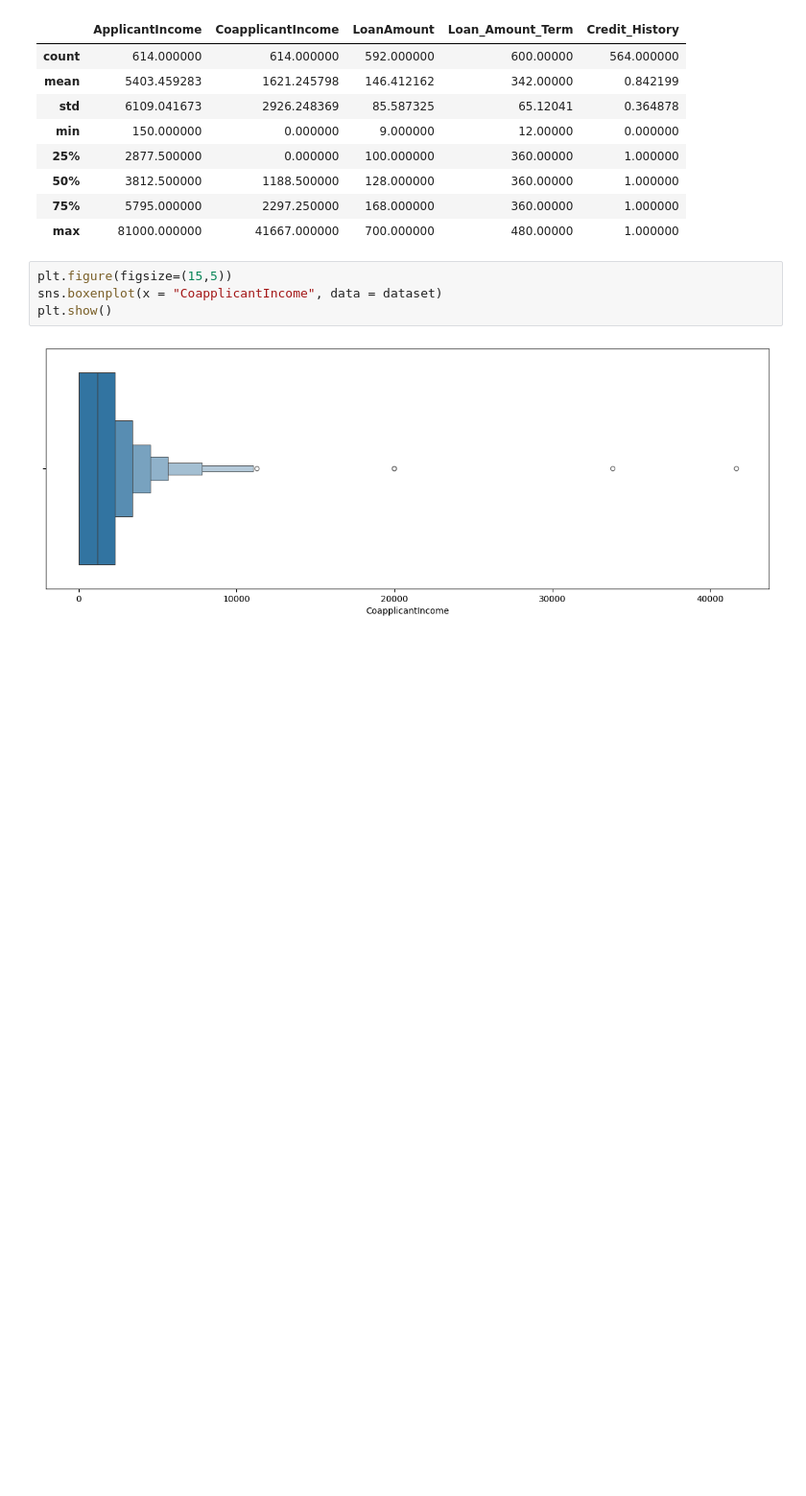
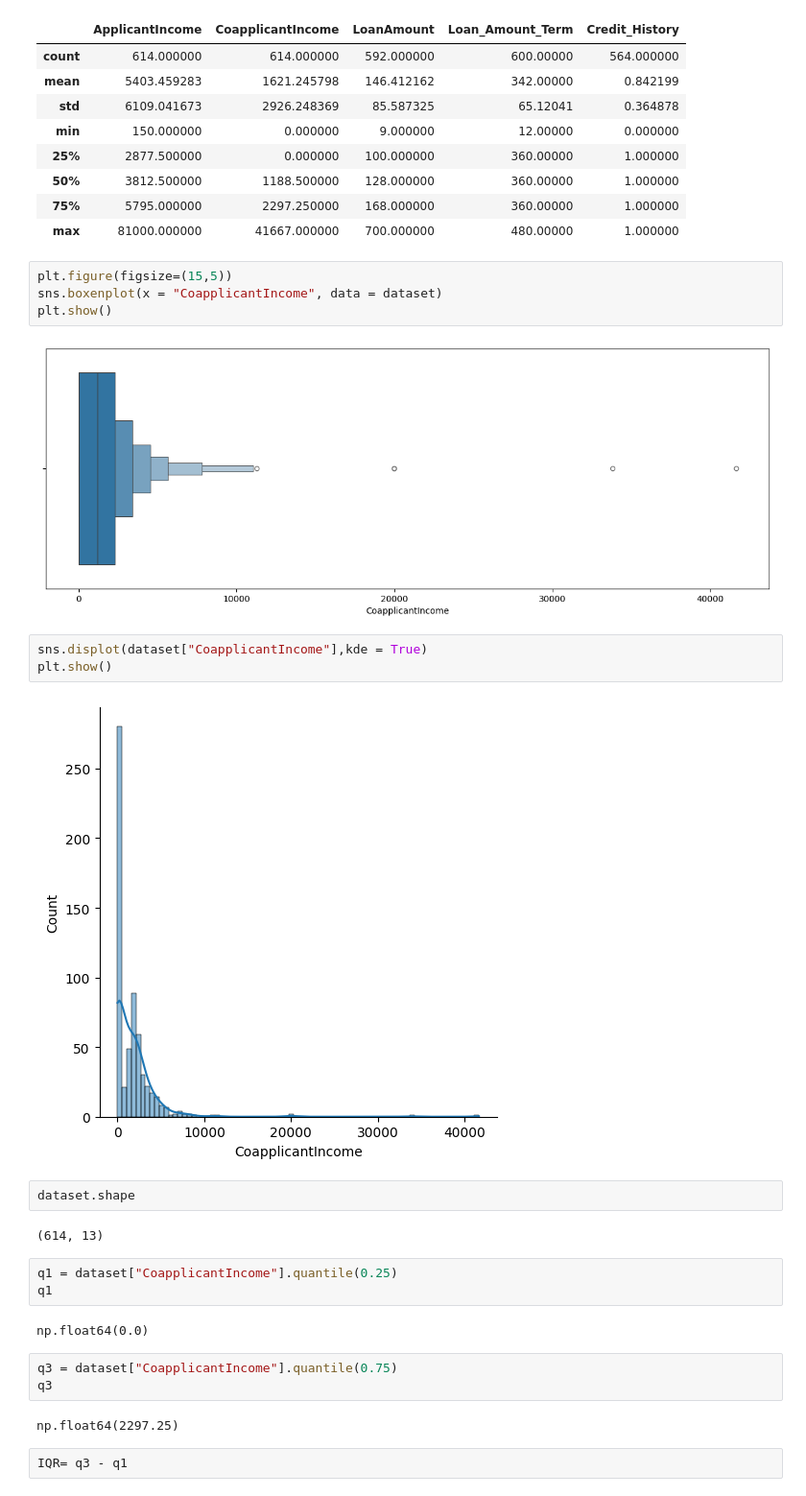
Before and after one commit to Singh-Prince-Rinku/2025, a Jupyter notebook: Machine Learning/Data_Analysis/outlier.ipynb, the cells around one changed output. Shown at 96% size. Drawn from its saved outputs; the diff is of its cells as text; blank space fills up the shorter version.

```diff
--- a/Machine Learning/Data_Analysis/outlier.ipynb
+++ b/Machine Learning/Data_Analysis/outlier.ipynb
@@ -36,3 +59,24 @@ sns.boxenplot(x = "CoapplicantIncome", data = dataset)
 plt.show()
 # %% [output]
 [figure]
+# %%
+sns.displot(dataset["CoapplicantIncome"],kde = True)
+plt.show()
+# %% [output]
+[figure, added]
+# %%
+dataset.shape
+# %% [output]
+(614, 13)
+# %%
+q1 = dataset["CoapplicantIncome"].quantile(0.25)
+q1
+# %% [output]
+np.float64(0.0)
+# %%
+q3 = dataset["CoapplicantIncome"].quantile(0.75)
+q3
+# %% [output]
+np.float64(2297.25)
+# %%
+IQR= q3 - q1
```
Also changed, not shown: parts of 4 cells of this notebook.
